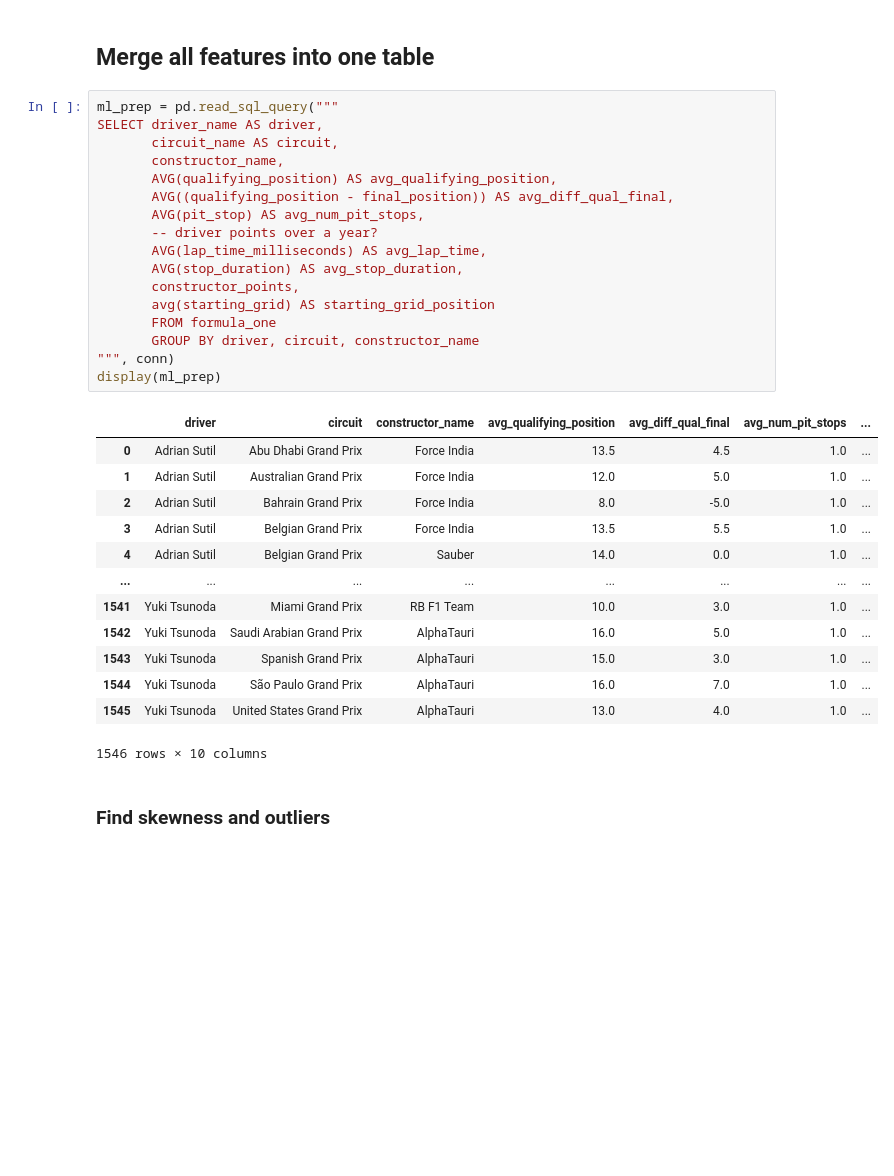
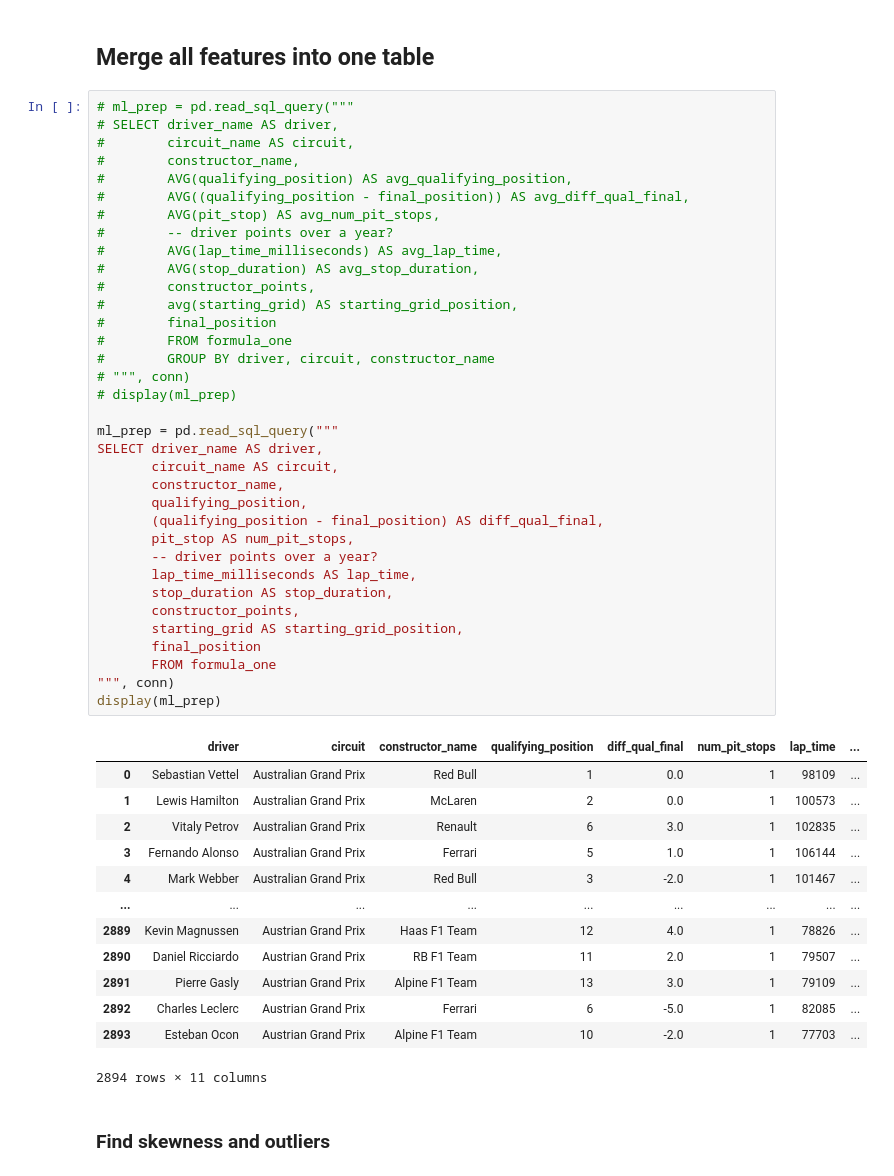
Before and after one commit to jennydang61/Driver-Performance-Prediction, a Jupyter notebook: formula1.ipynb, the cells around one changed output. Cells and saved outputs as stored; diff of their text form; blank space fills up the shorter version.

```diff
--- a/formula1.ipynb
+++ b/formula1.ipynb
@@ -818,36 +867,54 @@ Correlation between Average Difference in Qualifying and Final position and Aver
 # %% [markdown]
 ## Merge all features into one table
 # %%
+# ml_prep = pd.read_sql_query("""
+# SELECT driver_name AS driver,
+#        circuit_name AS circuit,
+#        constructor_name,
+#        AVG(qualifying_position) AS avg_qualifying_position,
+#        AVG((qualifying_position - final_position)) AS avg_diff_qual_final,
+#        AVG(pit_stop) AS avg_num_pit_stops,
+#        -- driver points over a year?
+#        AVG(lap_time_milliseconds) AS avg_lap_time,
+#        AVG(stop_duration) AS avg_stop_duration,
+#        constructor_points,
+#        avg(starting_grid) AS starting_grid_position,
+#        final_position
+#        FROM formula_one
+#        GROUP BY driver, circuit, constructor_name
+# """, conn)
+# display(ml_prep)
+
 ml_prep = pd.read_sql_query("""
 SELECT driver_name AS driver,
        circuit_name AS circuit,
        constructor_name,
-       AVG(qualifying_position) AS avg_qualifying_position,
-       AVG((qualifying_position - final_position)) AS avg_diff_qual_final,
-       AVG(pit_stop) AS avg_num_pit_stops,
+       qualifying_position,
+       (qualifying_position - final_position) AS diff_qual_final,
+       pit_stop AS num_pit_stops,
        -- driver points over a year?
-       AVG(lap_time_milliseconds) AS avg_lap_time,
-       AVG(stop_duration) AS avg_stop_duration,
+       lap_time_milliseconds AS lap_time,
+       stop_duration AS stop_duration,
        constructor_points,
-       avg(starting_grid) AS starting_grid_position
+       starting_grid AS starting_grid_position,
+       final_position
        FROM formula_one
-       GROUP BY driver, circuit, constructor_name
 """, conn)
 display(ml_prep)
 # %% [output]
-|  | driver | circuit | constructor_name | avg_qualifying_position | avg_diff_qual_final | avg_num_pit_stops | ... |
-| 0 | Adrian Sutil | Abu Dhabi Grand Prix | Force India | 13.5 | 4.5 | 1.0 | ... |
-| 1 | Adrian Sutil | Australian Grand Prix | Force India | 12.0 | 5.0 | 1.0 | ... |
-| 2 | Adrian Sutil | Bahrain Grand Prix | Force India | 8.0 | -5.0 | 1.0 | ... |
-| 3 | Adrian Sutil | Belgian Grand Prix | Force India | 13.5 | 5.5 | 1.0 | ... |
-| 4 | Adrian Sutil | Belgian Grand Prix | Sauber | 14.0 | 0.0 | 1.0 | ... |
-| ... | ... | ... | ... | ... | ... | ... | ... |
-| 1541 | Yuki Tsunoda | Miami Grand Prix | RB F1 Team | 10.0 | 3.0 | 1.0 | ... |
-| 1542 | Yuki Tsunoda | Saudi Arabian Grand Prix | AlphaTauri | 16.0 | 5.0 | 1.0 | ... |
-| 1543 | Yuki Tsunoda | Spanish Grand Prix | AlphaTauri | 15.0 | 3.0 | 1.0 | ... |
-| 1544 | Yuki Tsunoda | São Paulo Grand Prix | AlphaTauri | 16.0 | 7.0 | 1.0 | ... |
-| 1545 | Yuki Tsunoda | United States Grand Prix | AlphaTauri | 13.0 | 4.0 | 1.0 | ... |
+|  | driver | circuit | constructor_name | qualifying_position | diff_qual_final | num_pit_stops | lap_time | ... |
+| 0 | Sebastian Vettel | Australian Grand Prix | Red Bull | 1 | 0.0 | 1 | 98109 | ... |
+| 1 | Lewis Hamilton | Australian Grand Prix | McLaren | 2 | 0.0 | 1 | 100573 | ... |
+| 2 | Vitaly Petrov | Australian Grand Prix | Renault | 6 | 3.0 | 1 | 102835 | ... |
+| 3 | Fernando Alonso | Australian Grand Prix | Ferrari | 5 | 1.0 | 1 | 106144 | ... |
+| 4 | Mark Webber | Australian Grand Prix | Red Bull | 3 | -2.0 | 1 | 101467 | ... |
+| ... | ... | ... | ... | ... | ... | ... | ... | ... |
+| 2889 | Kevin Magnussen | Austrian Grand Prix | Haas F1 Team | 12 | 4.0 | 1 | 78826 | ... |
+| 2890 | Daniel Ricciardo | Austrian Grand Prix | RB F1 Team | 11 | 2.0 | 1 | 79507 | ... |
+| 2891 | Pierre Gasly | Austrian Grand Prix | Alpine F1 Team | 13 | 3.0 | 1 | 79109 | ... |
+| 2892 | Charles Leclerc | Austrian Grand Prix | Ferrari | 6 | -5.0 | 1 | 82085 | ... |
+| 2893 | Esteban Ocon | Austrian Grand Prix | Alpine F1 Team | 10 | -2.0 | 1 | 77703 | ... |
-1546 rows × 10 columns
+2894 rows × 11 columns
 # %% [markdown]
 ### Find skewness and outliers
 # %%
```
Also changed, not shown: parts of 11 cells of this notebook, 1 other file.
